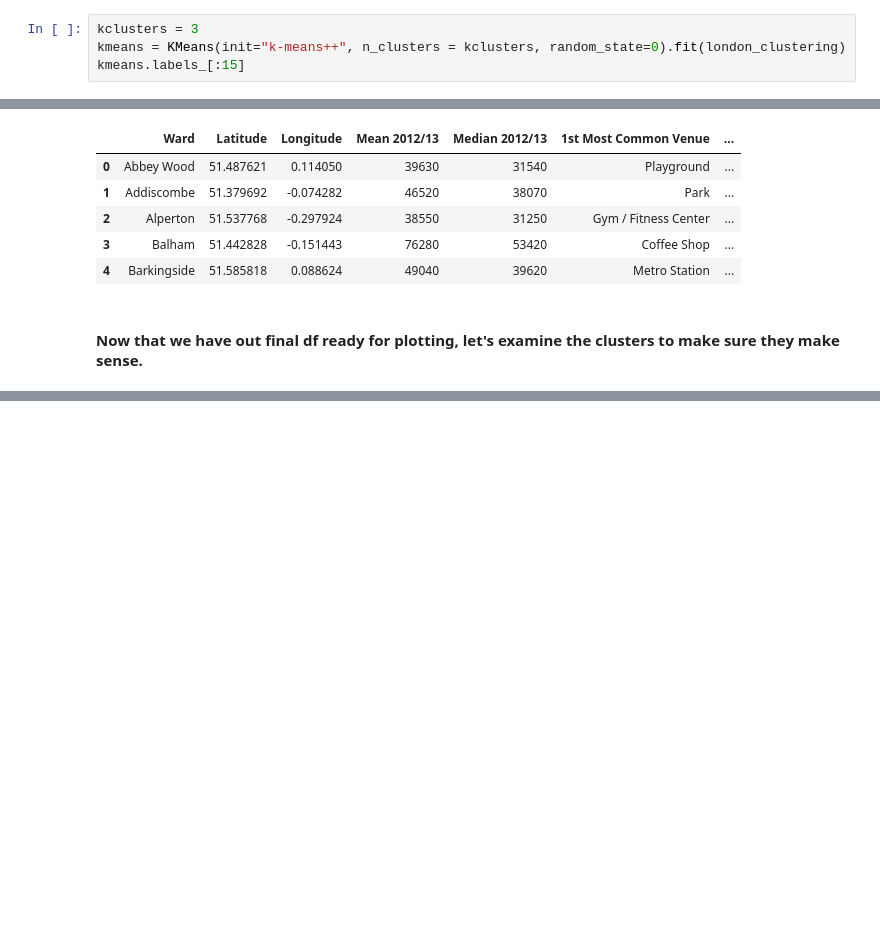
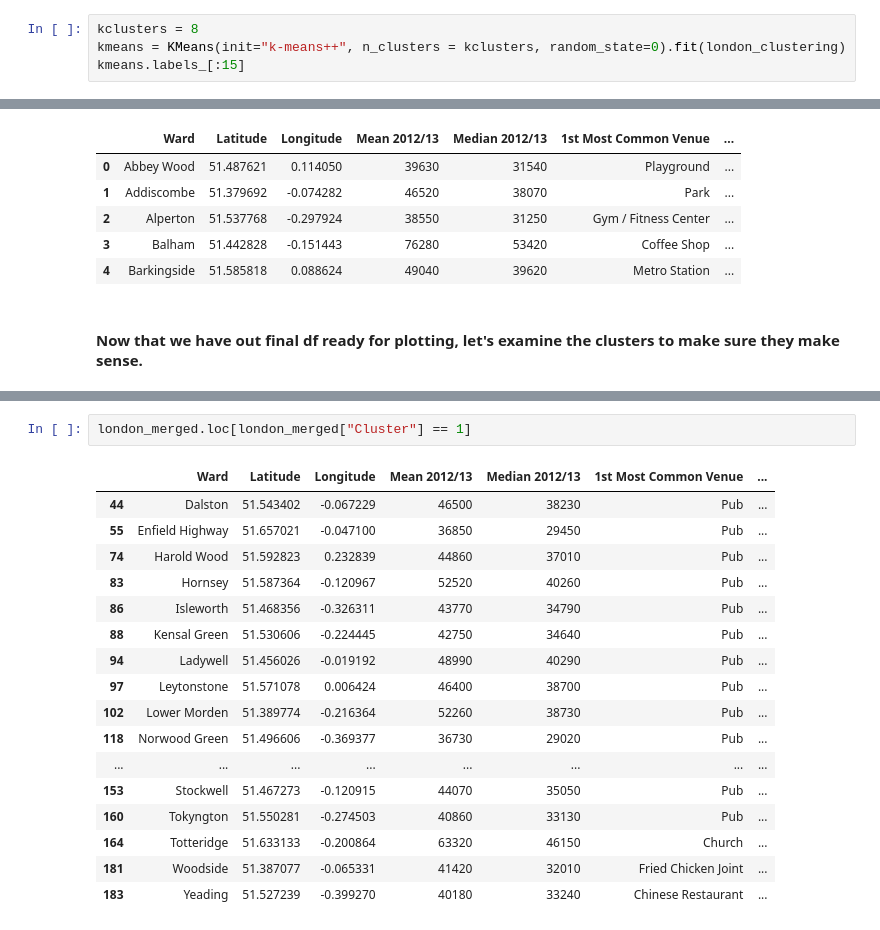
Before and after one commit to blancahuergo/AppliedDataScienceCapstone, a Jupyter notebook: Week 5 Notebook.ipynb, the cells around one changed output, grey strips where cells are left out. Drawn from its saved outputs; the diff is of its cells as text; blank space fills up the shorter version.

```diff
--- a/Week 5 Notebook.ipynb
+++ b/Week 5 Notebook.ipynb
@@ -717,7 +717,7 @@ london_clustering.head()
 # %% [markdown]
 #### The data is now prepared to do the clustering. I will do this using K-Means clustering.
 # %%
-kclusters = 3
+kclusters = 8
 kmeans = KMeans(init="k-means++", n_clusters = kclusters, random_state=0).fit(london_clustering)
 kmeans.labels_[:15]
 # %% [output]
@@ -801,0 +821,20 @@ london_merged.head()
+# %%
+london_merged.loc[london_merged["Cluster"] == 1]
+# %% [output]
+|  | Ward | Latitude | Longitude | Mean 2012/13 | Median 2012/13 | 1st Most Common Venue | ... |
+| 44 | Dalston | 51.543402 | -0.067229 | 46500 | 38230 | Pub | ... |
+| 55 | Enfield Highway | 51.657021 | -0.047100 | 36850 | 29450 | Pub | ... |
+| 74 | Harold Wood | 51.592823 | 0.232839 | 44860 | 37010 | Pub | ... |
+| 83 | Hornsey | 51.587364 | -0.120967 | 52520 | 40260 | Pub | ... |
+| 86 | Isleworth | 51.468356 | -0.326311 | 43770 | 34790 | Pub | ... |
+| 88 | Kensal Green | 51.530606 | -0.224445 | 42750 | 34640 | Pub | ... |
+| 94 | Ladywell | 51.456026 | -0.019192 | 48990 | 40290 | Pub | ... |
+| 97 | Leytonstone | 51.571078 | 0.006424 | 46400 | 38700 | Pub | ... |
+| 102 | Lower Morden | 51.389774 | -0.216364 | 52260 | 38730 | Pub | ... |
+| 118 | Norwood Green | 51.496606 | -0.369377 | 36730 | 29020 | Pub | ... |
+| ... | ... | ... | ... | ... | ... | ... | ... |
+| 153 | Stockwell | 51.467273 | -0.120915 | 44070 | 35050 | Pub | ... |
+| 160 | Tokyngton | 51.550281 | -0.274503 | 40860 | 33130 | Pub | ... |
+| 164 | Totteridge | 51.633133 | -0.200864 | 63320 | 46150 | Church | ... |
+| 181 | Woodside | 51.387077 | -0.065331 | 41420 | 32010 | Fried Chicken Joint | ... |
+| 183 | Yeading | 51.527239 | -0.399270 | 40180 | 33240 | Chinese Restaurant | ... |
```
Also changed, not shown: parts of 12 cells of this notebook.
